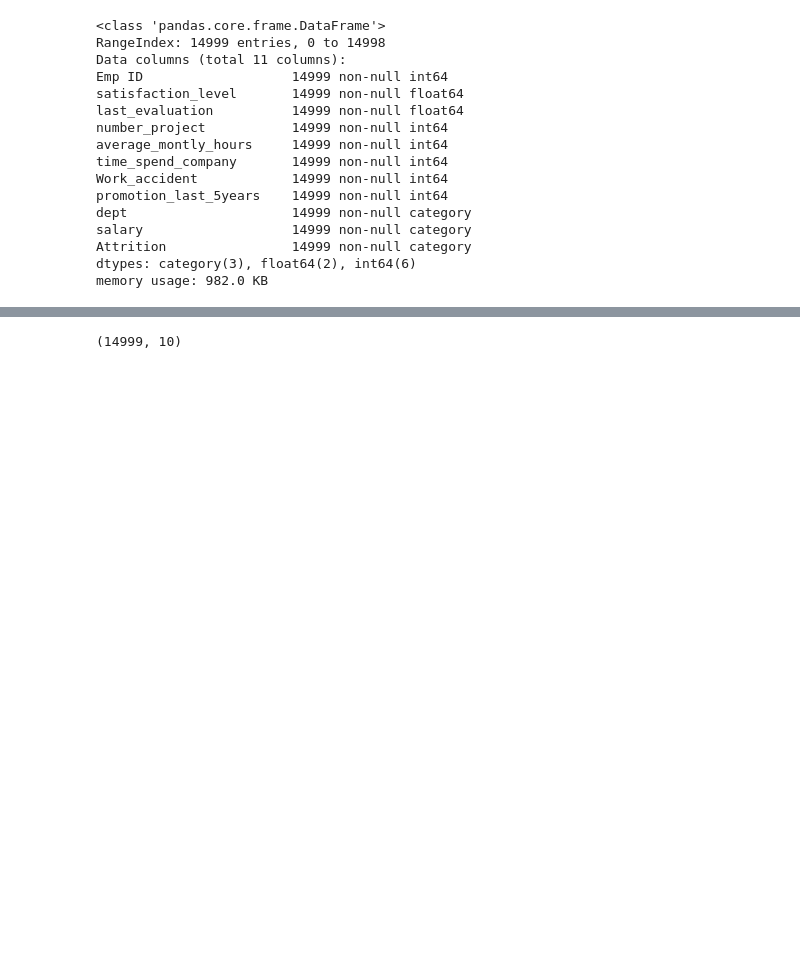
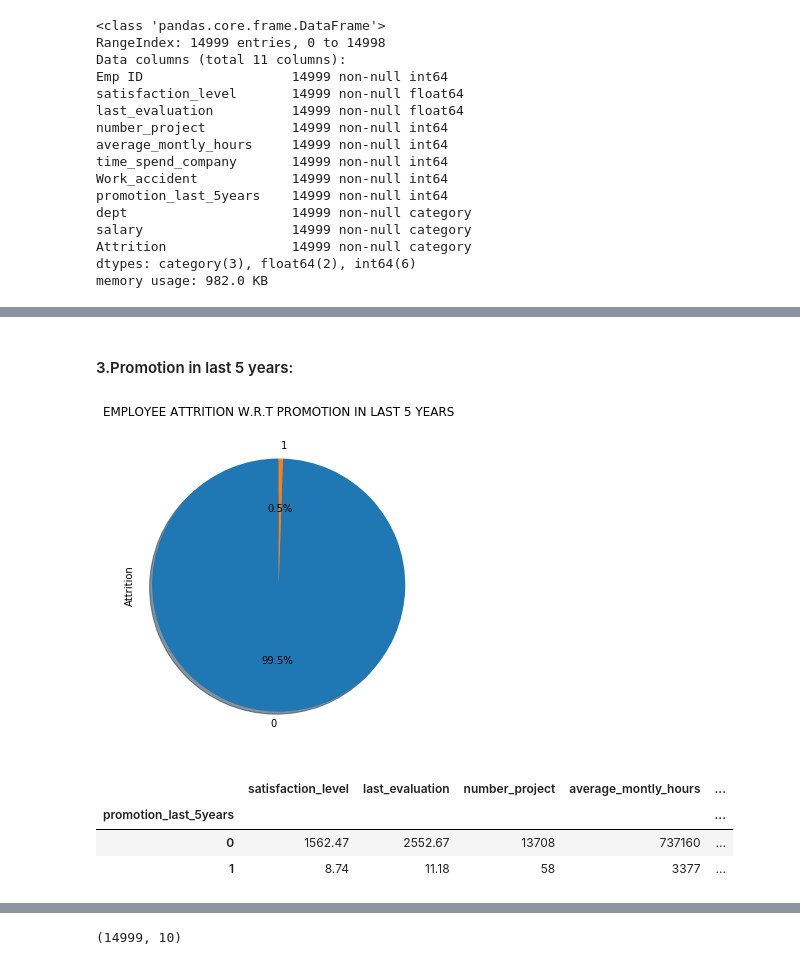
Before and after one commit to SHIVANGIJOSHI/My_First_MachineLearning_Project, a Jupyter notebook: Employee_Attrition.ipynb, the cells around one changed output, grey strips where cells are left out. Cells and saved outputs as stored; diff of their text form; code cells hidden in the pictures; blank space fills up the shorter version.

```diff
--- a/Employee_Attrition.ipynb
+++ b/Employee_Attrition.ipynb
@@ -63,0 +219,22 @@ cdf.head(9)
+# %% [markdown]
+#### 3.Promotion in last 5 years:
+# %%
+df_prom = df_bar.groupby('promotion_last_5years', axis=0).sum()
+df_prom['Attrition'].plot(kind='pie',
+                            figsize=(5, 6),
+                            autopct='%1.1f%%',
+                            startangle=90,
+                            shadow=True,
+                            )
+
+plt.title('EMPLOYEE ATTRITION W.R.T PROMOTION IN LAST 5 YEARS')
+plt.axis('equal')
+
+plt.show()
+df_prom.head()
+# %% [output]
+[figure, added]
+|  | satisfaction_level | last_evaluation | number_project | average_montly_hours | ... |
+| promotion_last_5years |  |  |  |  | ... |
+| 0 | 1562.47 | 2552.67 | 13708 | 737160 | ... |
+| 1 | 8.74 | 11.18 | 58 | 3377 | ... |
```
Also changed, not shown: parts of 86 cells of this notebook.
